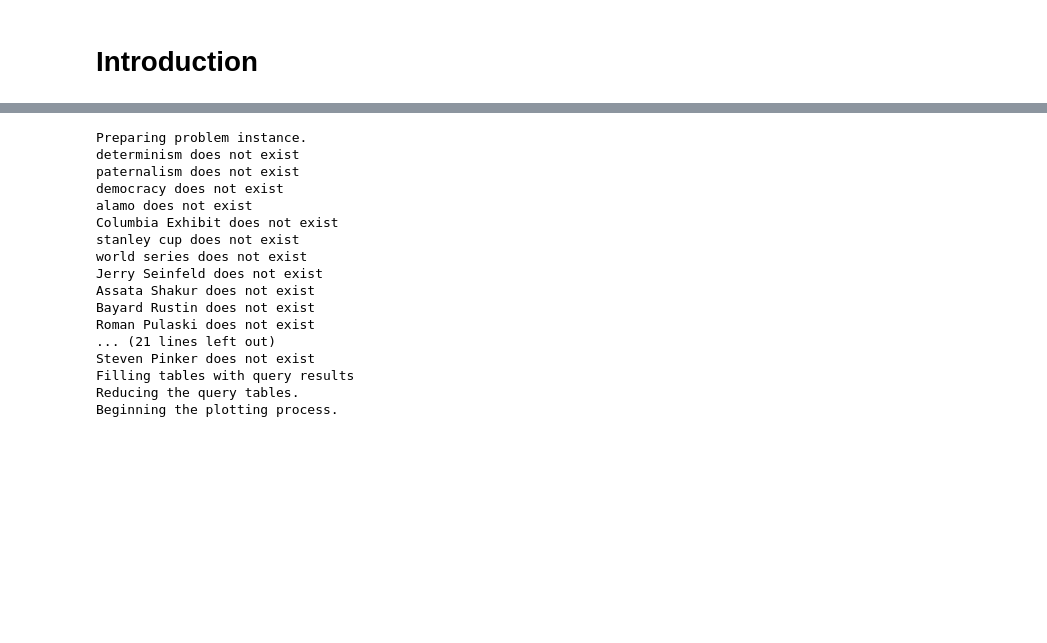
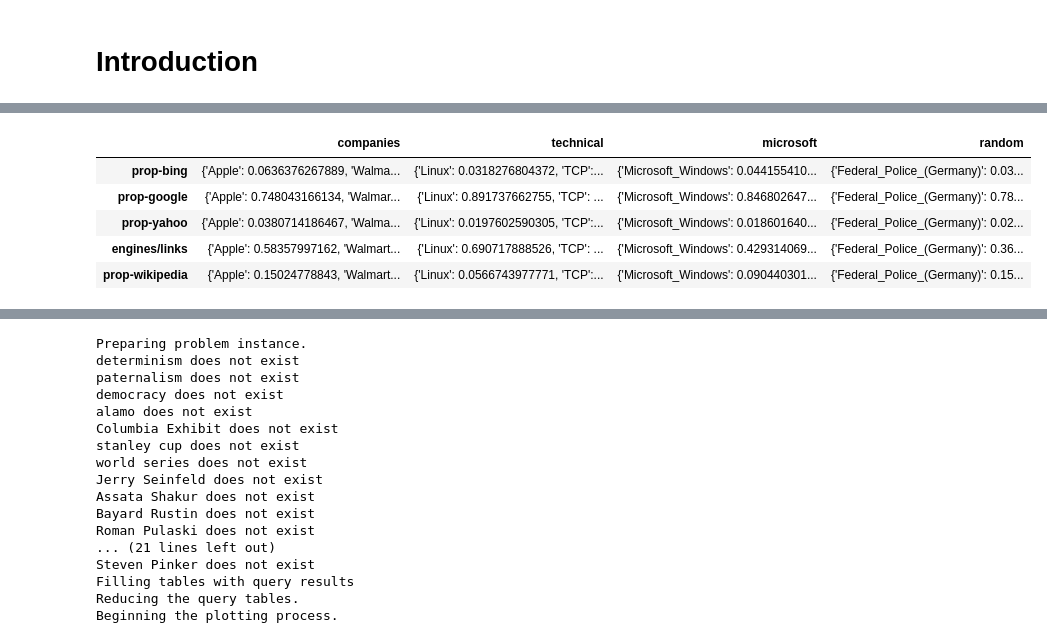
Before and after one commit to seewalker/wikipedia_analytics, a Jupyter notebook: experiments.ipynb, the cells around one changed output, grey strips where cells are left out. Cells and saved outputs as stored; diff of their text form; code cells hidden in the pictures; blank space fills up the shorter version.

```diff
--- a/experiments.ipynb
+++ b/experiments.ipynb
@@ -11,3 +8,12 @@ NameError: name 'ms_problem' is not defined
+# %%
+ms_problem.table
+# %% [output]
+|  | companies | technical | microsoft | random |
+| prop-bing | {'Apple': 0.0636376267889, 'Walma... | {'Linux': 0.0318276804372, 'TCP':... | {'Microsoft_Windows': 0.044155410... | {'Federal_Police_(Germany)': 0.03... |
+| prop-google | {'Apple': 0.748043166134, 'Walmar... | {'Linux': 0.891737662755, 'TCP': ... | {'Microsoft_Windows': 0.846802647... | {'Federal_Police_(Germany)': 0.78... |
+| prop-yahoo | {'Apple': 0.0380714186467, 'Walma... | {'Linux': 0.0197602590305, 'TCP':... | {'Microsoft_Windows': 0.018601640... | {'Federal_Police_(Germany)': 0.02... |
+| engines/links | {'Apple': 0.58357997162, 'Walmart... | {'Linux': 0.690717888526, 'TCP': ... | {'Microsoft_Windows': 0.429314069... | {'Federal_Police_(Germany)': 0.36... |
+| prop-wikipedia | {'Apple': 0.15024778843, 'Walmart... | {'Linux': 0.0566743977771, 'TCP':... | {'Microsoft_Windows': 0.090440301... | {'Federal_Police_(Germany)': 0.15... |
 # %%
 import instances.ms
 ms_problem = WikiProblem(instances.ms.inst)
```
Also changed, not shown: parts of 3 cells of this notebook, 3 other files.
